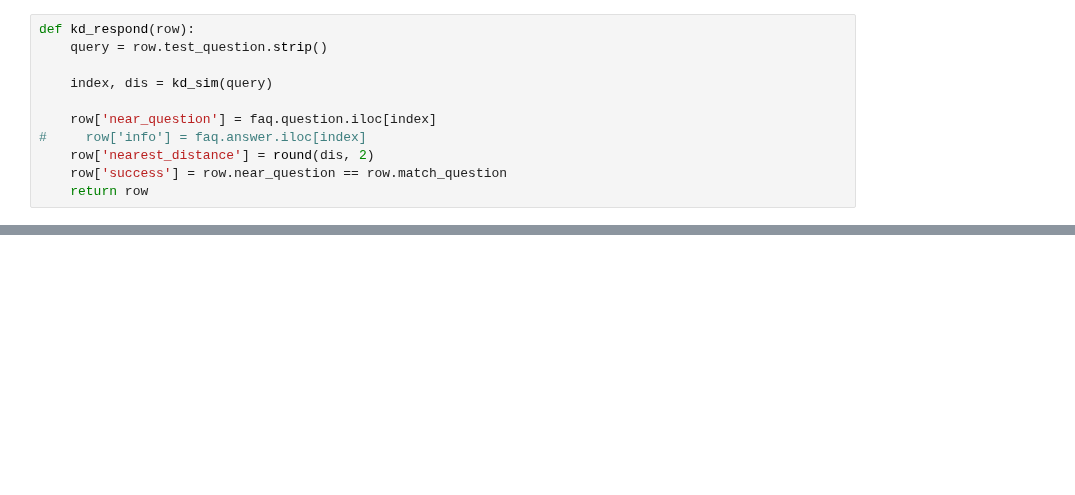
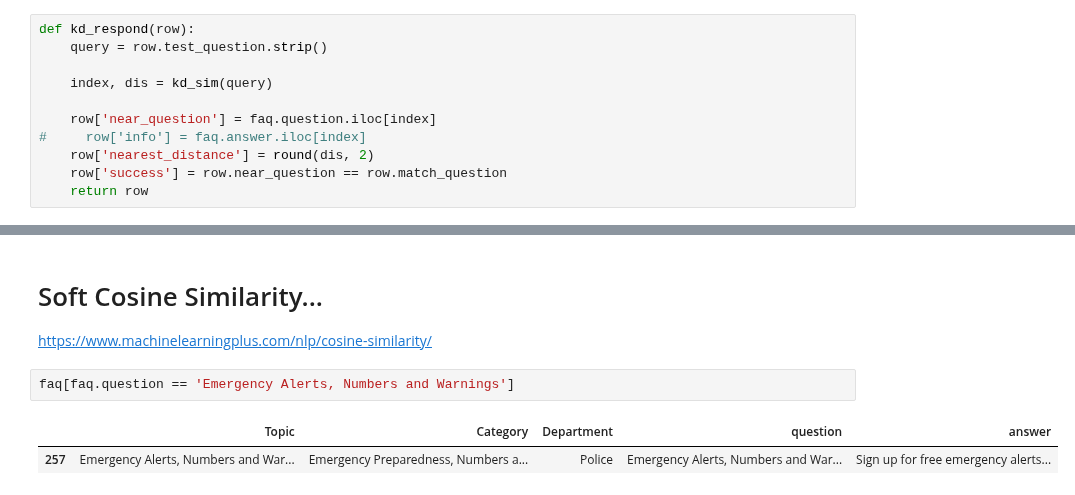
Before and after one commit to willtscott/inquire-boulder-chatbot, a Jupyter notebook: notebooks/faq-chatbot-sandbox.ipynb, the cells around one changed output, grey strips where cells are left out. Cells and saved outputs as stored; diff of their text form; blank space fills up the shorter version.

```diff
--- a/notebooks/faq-chatbot-sandbox.ipynb
+++ b/notebooks/faq-chatbot-sandbox.ipynb
@@ -178,0 +225,8 @@ test.apply(kd_respond, axis=1)
+# %% [markdown]
+# Soft Cosine Similarity...
+https://www.machinelearningplus.com/nlp/cosine-similarity/
+# %%
+faq[faq.question == 'Emergency Alerts, Numbers and Warnings']
+# %% [output]
+|  | Topic | Category | Department | question | answer |
+| 257 | Emergency Alerts, Numbers and War... | Emergency Preparedness, Numbers a... | Police | Emergency Alerts, Numbers and War... | Sign up for free emergency alerts... |
```
Also changed, not shown: parts of 19 cells of this notebook, 2 other files.
